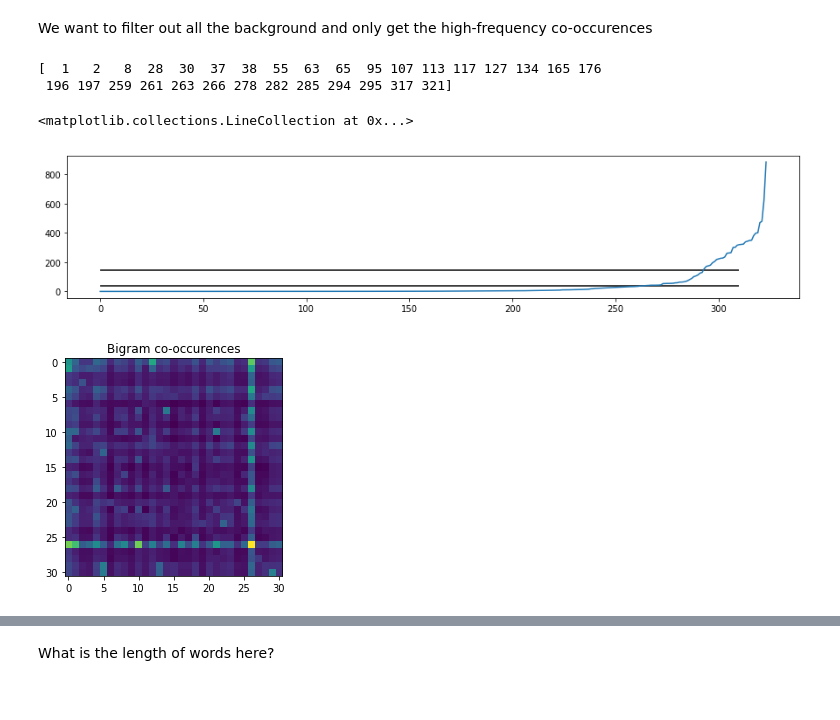
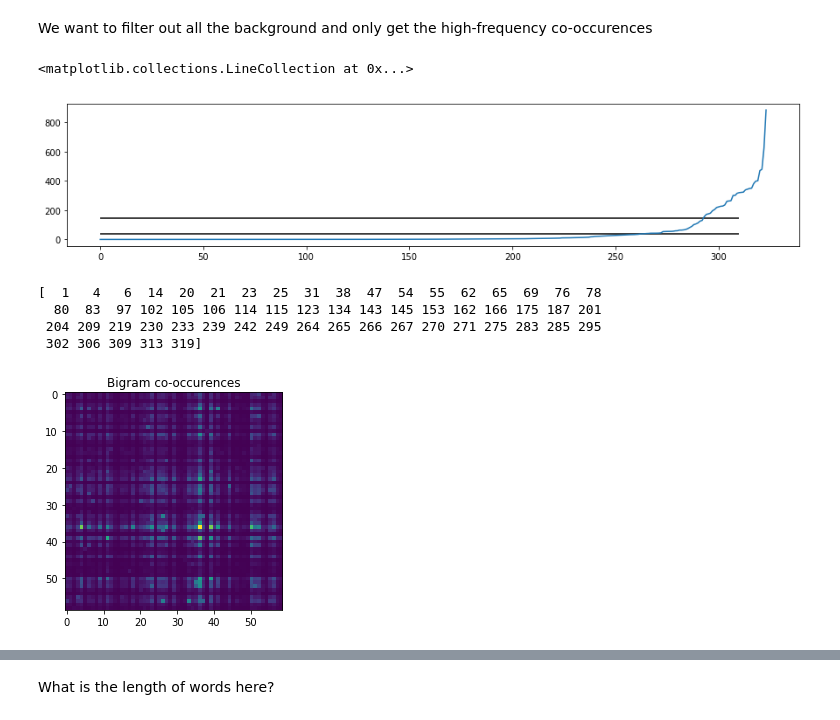
Before and after one commit to mwufi/voynich, a Jupyter notebook: 3 Words and their Co-occurences.ipynb, the cells around one changed output, grey strips where cells are left out. Cells and saved outputs as stored; diff of their text form; code cells hidden in the pictures.

```diff
--- a/3 Words and their Co-occurences.ipynb
+++ b/3 Words and their Co-occurences.ipynb
@@ -89,26 +89,28 @@ We want to filter out all the background and only get the high-frequency co-occu
 # %%
 va = np.mean(co_occurences, axis=0)
 mean, sd = np.mean(va), np.std(va)
-va_good = np.where(va > mean + sd)
-indices = va_good[0]
-print(indices)
 
 plt.figure(figsize=(15, 3))
 plt.plot(sorted(va))
 plt.hlines([mean, mean+sd], 0, 310)
 # %% [output]
-[  1   2   8  28  30  37  38  55  63  65  95 107 113 117 127 134 165 176
- 196 197 259 261 263 266 278 282 285 294 295 317 321]
+<matplotlib.collections.LineCollection at 0x...>
-<matplotlib.collections.LineCollection at 0x...>
 [figure]
 # %%
+va_good = np.where(va > mean)
+indices = va_good[0]
+print(indices)
+
 new_stuff = co_occurences[indices, :][:,indices]
 
 # visualize the result
-# plt.figure(figsize=(15,15))
 plt.title('Bigram co-occurences')
 _ = plt.imshow(new_stuff)
 # %% [output]
+[  1   4   6  14  20  21  23  25  31  38  47  54  55  62  65  69  76  78
+  80  83  97 102 105 106 114 115 123 134 143 145 153 162 166 175 187 201
+ 204 209 219 230 233 239 242 249 264 265 266 267 270 271 275 283 285 295
+ 302 306 309 313 319]
-[figure, old version]
+[figure, new version]
 # %%
 # the bigrams that these correspond to
```
Also changed, not shown: parts of 5 cells of this notebook.
